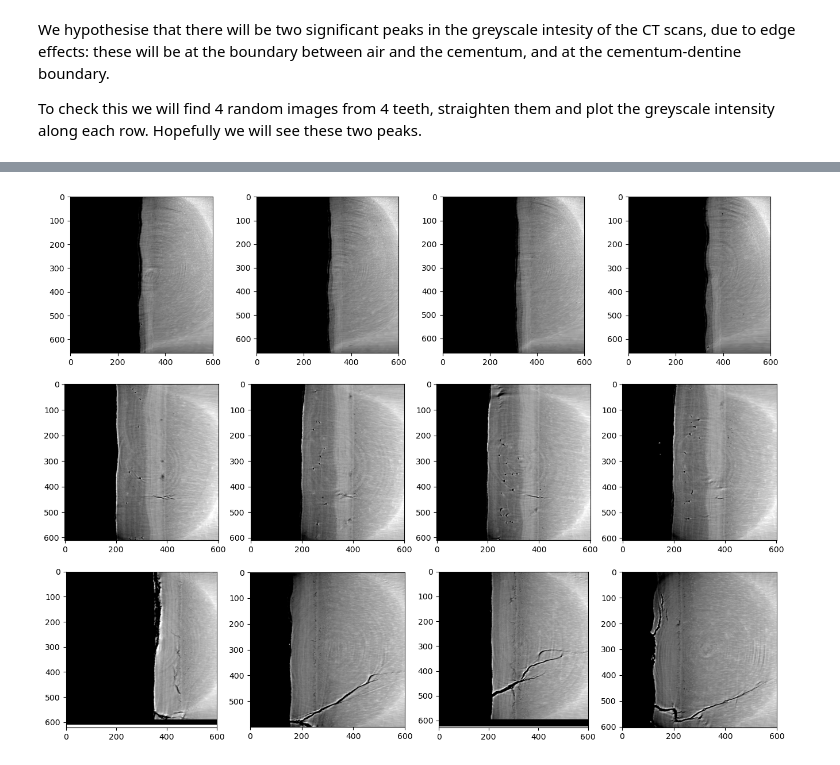
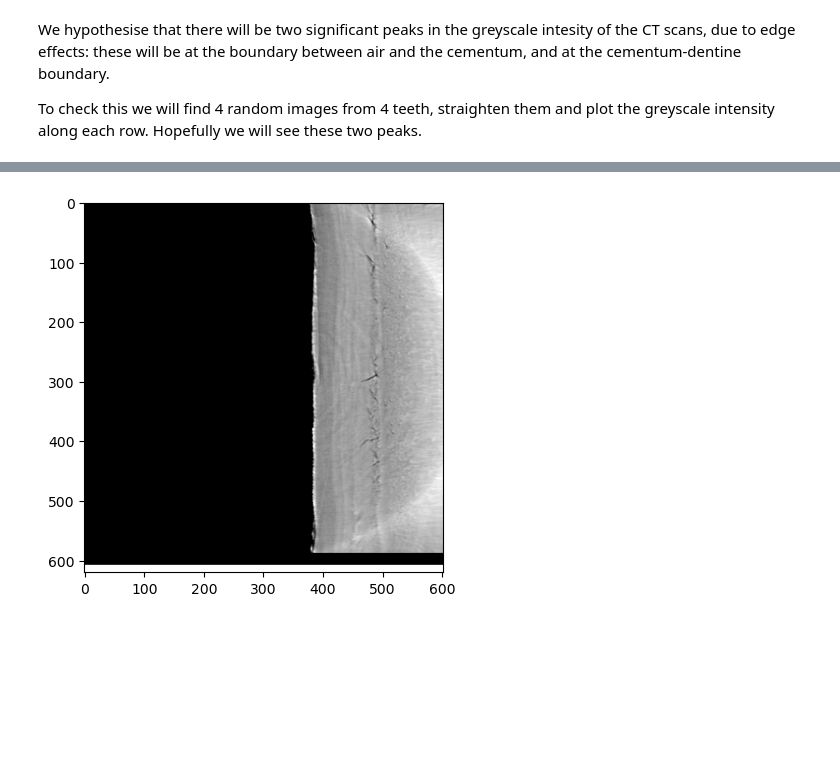
Before and after one commit to JGIBristol/cementum_imaging, a Jupyter notebook: detect_cementum.ipynb, the cells around one changed output, grey strips where cells are left out. Saved outputs shown, nothing was run; the diff lists cells and outputs as text; code cells hidden in the pictures; blank space fills up the shorter version.

```diff
--- a/detect_cementum.ipynb
+++ b/detect_cementum.ipynb
@@ -38,21 +33,23 @@ for path in mask_paths:
 # %%
 """
-Display them
+Display it
 
 """
 import matplotlib.pyplot as plt
 
-fig, axes = plt.subplots(n_teeth, n_slices, figsize=(4 * n_slices, 4 * n_teeth))
+fig, axis = plt.subplots()
 
-for axis, img, mask in zip(axes.flat, img_paths, mask_paths):
-    axis.imshow(plt.imread(img), cmap="gray")
-    axis.imshow(plt.imread(mask), alpha=0.3)
+img = plt.imread(img_path)
+mask = plt.imread(mask_path)
 
-    axis.set_axis_off()
+axis.imshow(img, cmap="gray")
+axis.imshow(mask, alpha=0.3)
 
-imgdir = "img/detect_cementum"
+axis.set_axis_off()
+
+imgdir = f"img/detect_cementum/{index}/"
 if not os.path.isdir(imgdir):
-    os.mkdir(imgdir)
+    os.makedirs(imgdir)
 
 fig.savefig(f"{imgdir}/img_masks.png", bbox_inches="tight")
 # %% [output]
@@ -60,53 +57,43 @@ fig.savefig(f"{imgdir}/img_masks.png", bbox_inches="tight")
 # %%
 """
 Straighten these images according the the masks
 
 """
-from tqdm import tqdm
-
 from cementum import straighten
 
 n_y = 20
 n_left, n_x, n_right = 5, 5, 5
 
-fig, axes = plt.subplots(n_teeth, n_slices, figsize=(4 * n_slices, 4 * n_teeth))
+fig, axis = plt.subplots()
 
-straight_images, straight_masks = [], []
+# Define two grids of points that will we use to perform our straightening
+curve_pts = straighten.mask_mesh(mask, n_y, (n_left, n_x, n_right))
+straight_pts = straighten.straight_mesh(mask, n_y, (n_left, n_x, n_right))
 
-for axis, img_path, mask_path in tqdm(
-    zip(axes.flat, img_paths, mask_paths), total=len(img_paths)
-):
-    # Define two grids of points that will we use to perform our straightening
-    mask = plt.imread(mask_path)
-    curve_pts = straighten.mask_mesh(mask, n_y, (n_left, n_x, n_right))
-    straight_pts = straighten.straight_mesh(mask, n_y, (n_left, n_x, n_right))
+# Straighten the image
+img = plt.imread(img_path)
+straight_image = straighten.apply_transformation(img, curve_pts, straight_pts)
 
-    # Straighten the image
-    img = plt.imread(img_path)
-    straight_image = straighten.apply_transformation(img, curve_pts, straight_pts)
+# Straighten the mask
+straight_mask = straighten.apply_transformation(mask, curve_pts, straight_pts)
 
-    # Straighten the mask
-    straight_mask = straighten.apply_transformation(mask, curve_pts, straight_pts)
+# Remove the white columns from the image and the corresponding columns from the mask
+straight_image, straight_mask = straighten.remove_white_cols(
+    straight_image, straight_mask
+)
 
-    # Remove the white columns from the image and the corresponding columns from the mask
-    straight_image, straight_mask = straighten.remove_white_cols(
-        straight_image, straight_mask
-    )
+# Remove padding
+straight_image = straighten.remove_padding(straight_image)
+straight_mask = straighten.remove_padding(straight_mask)
 
-    # Remove padding
-    straight_image = straighten.remove_padding(straight_image)
-    straight_mask = straighten.remove_padding(straight_mask)
 
-    straight_images.append(straight_image)
-    straight_masks.append(straight_mask)
-
-    # Display it
-    axis.imshow(straight_images[-1], cmap="gray")
+# Display it
+axis.imshow(straight_image, cmap="gray")
 
 
 fig.savefig(f"{imgdir}/straightened.png", bbox_inches="tight")
 # %% [output]
-[figure, old version]
+[figure, new version]
 # %%
 """
 Plot the greyscale intensity across each row for all of these images
```
Also changed, not shown: parts of 15 cells of this notebook, 1 other file.
